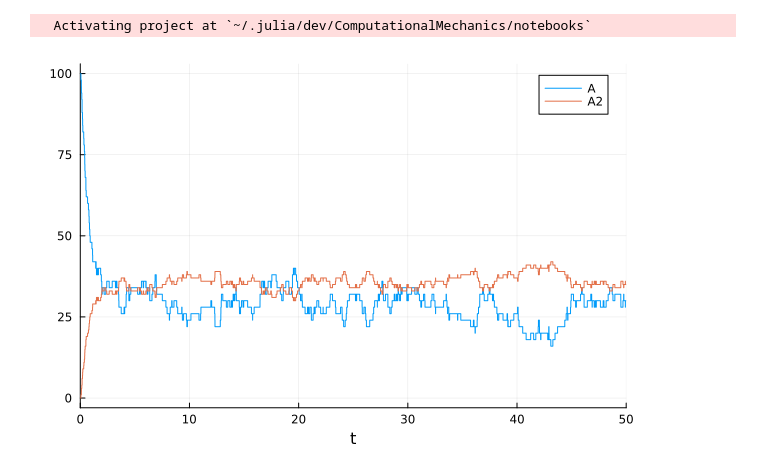
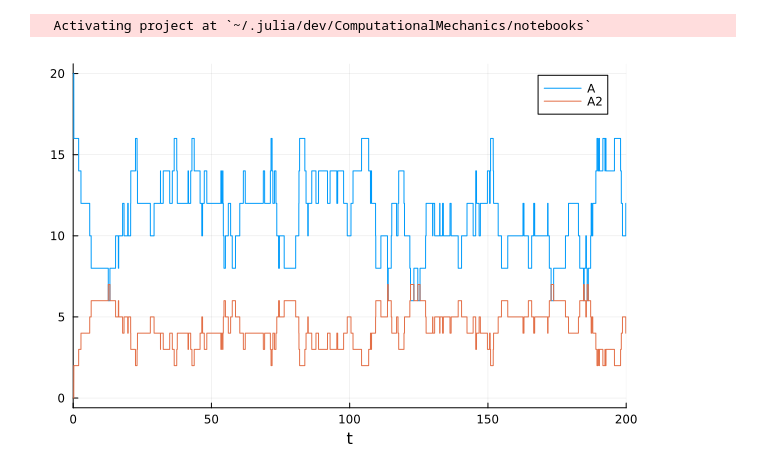
Before and after one commit to jedforrest/ComputationalMechanics.jl, a Jupyter notebook: notebooks/stochastic_simulations.ipynb, the cells around one changed output. Saved outputs shown, nothing was run; the diff lists cells and outputs as text; code cells hidden in the pictures.

```diff
--- a/notebooks/stochastic_simulations.ipynb
+++ b/notebooks/stochastic_simulations.ipynb
@@ -14,18 +14,18 @@ using Catalyst, JumpProcesses, Plots
 # %%
 # simple stochastic (Gillespie) simulation of the chemical reaction 2A <=> A_2
 rn = @reaction_network begin
     kf, 2A --> A2
     kr, A2 --> 2A
 end
 
-A0 = 100
+A0 = 20
 u0 = [:A => A0, :A2 => 0]
 p  = [:kf => 0.01, :kr => 0.1]
-tspan = (0.0, 50.0)
+tspan = (0.0, 200.0)
 
 jprob = JumpProblem(rn, u0, tspan, p)
 sol   = solve(jprob, SSAStepper())
 plot(sol)
 # %% [output]
-[figure, old version]
+[figure, new version]
 # %%
```
Also changed, not shown: parts of 4 cells of this notebook, 3 other files.
